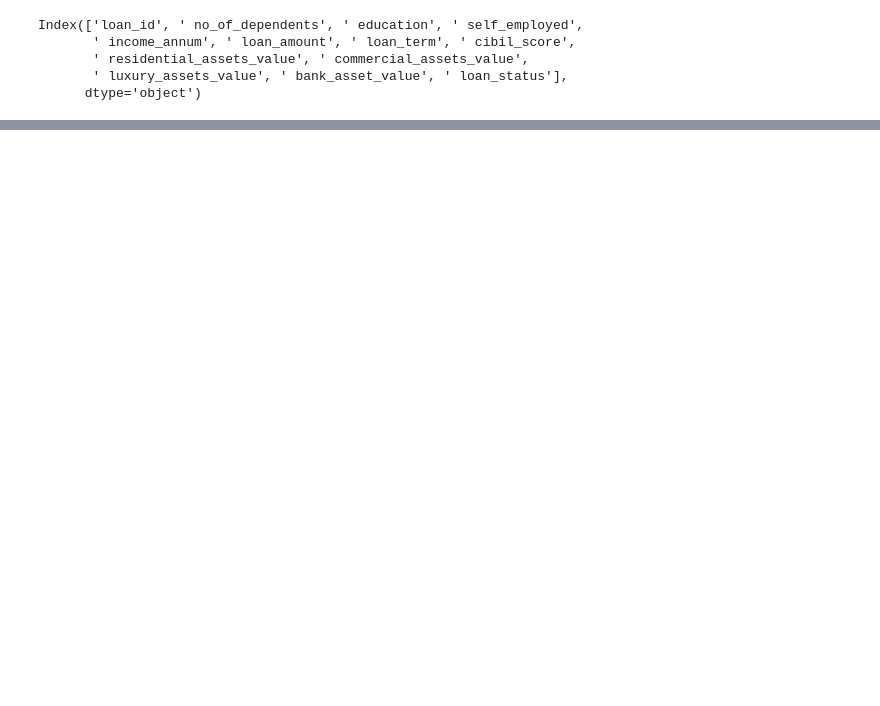
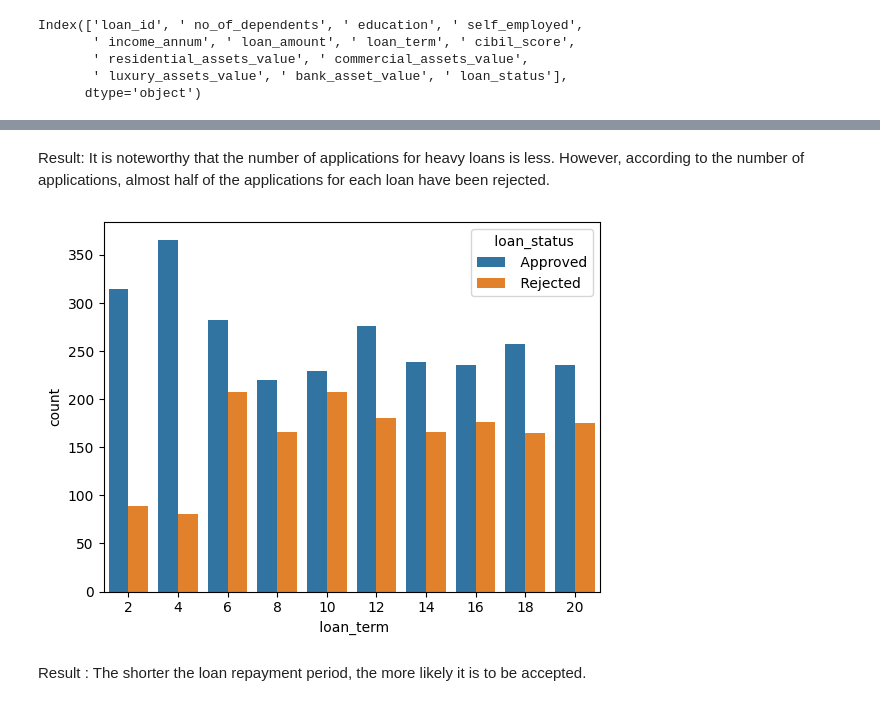
Before and after one commit to AmirrezaMadadi/loan-approval-prediction, a Jupyter notebook: loan_approval_prediction.ipynb, the cells around one changed output, grey strips where cells are left out. Saved outputs shown, nothing was run; the diff lists cells and outputs as text; code cells hidden in the pictures; blank space fills up the shorter version.

```diff
--- a/loan_approval_prediction.ipynb
+++ b/loan_approval_prediction.ipynb
@@ -276,0 +149,10 @@ Change to Guassian Distribution
+# %% [markdown]
+Result: It is noteworthy that the number of applications for heavy loans is less. However, according to the number of applications, almost half of the applications for each loan have been rejected.
+# %%
+sns.countplot(data, x=' loan_term', hue=' loan_status')
+
+plt.show()
+# %% [output]
+[figure, added]
+# %% [markdown]
+Result : The shorter the loan repayment period, the more likely it is to be accepted.
```
Also changed, not shown: parts of 104 cells of this notebook.
